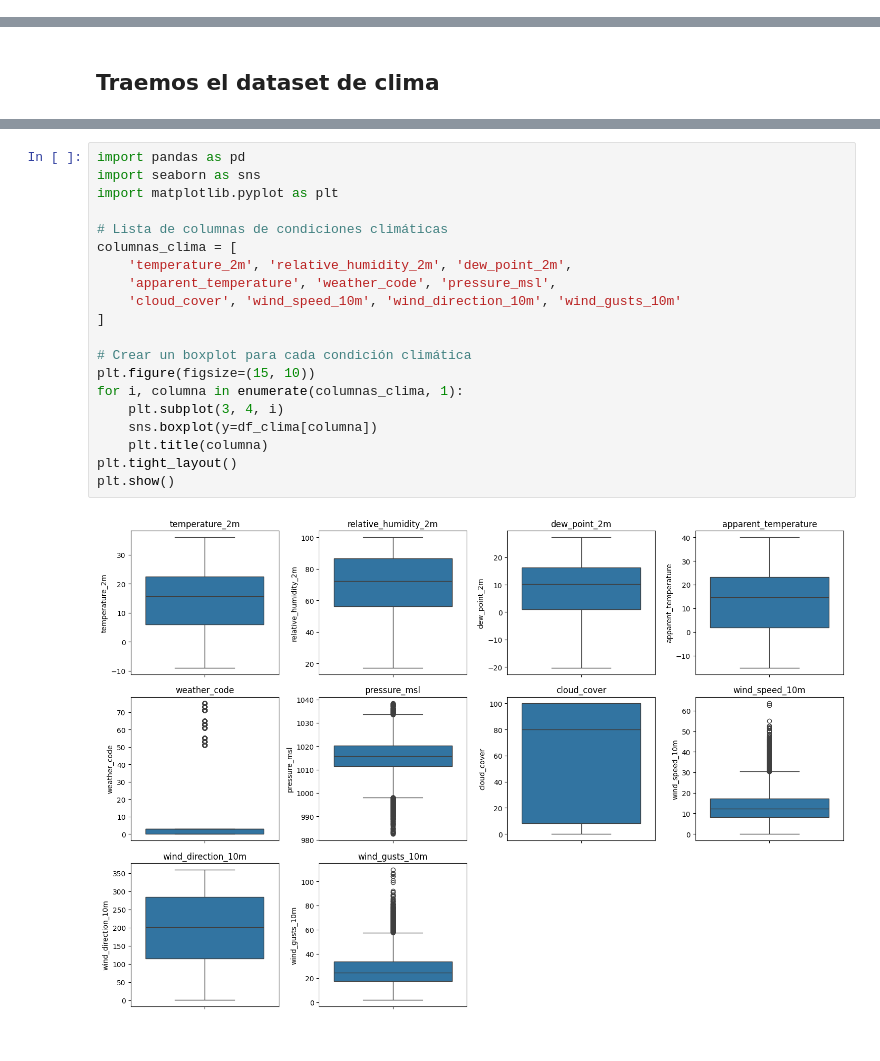
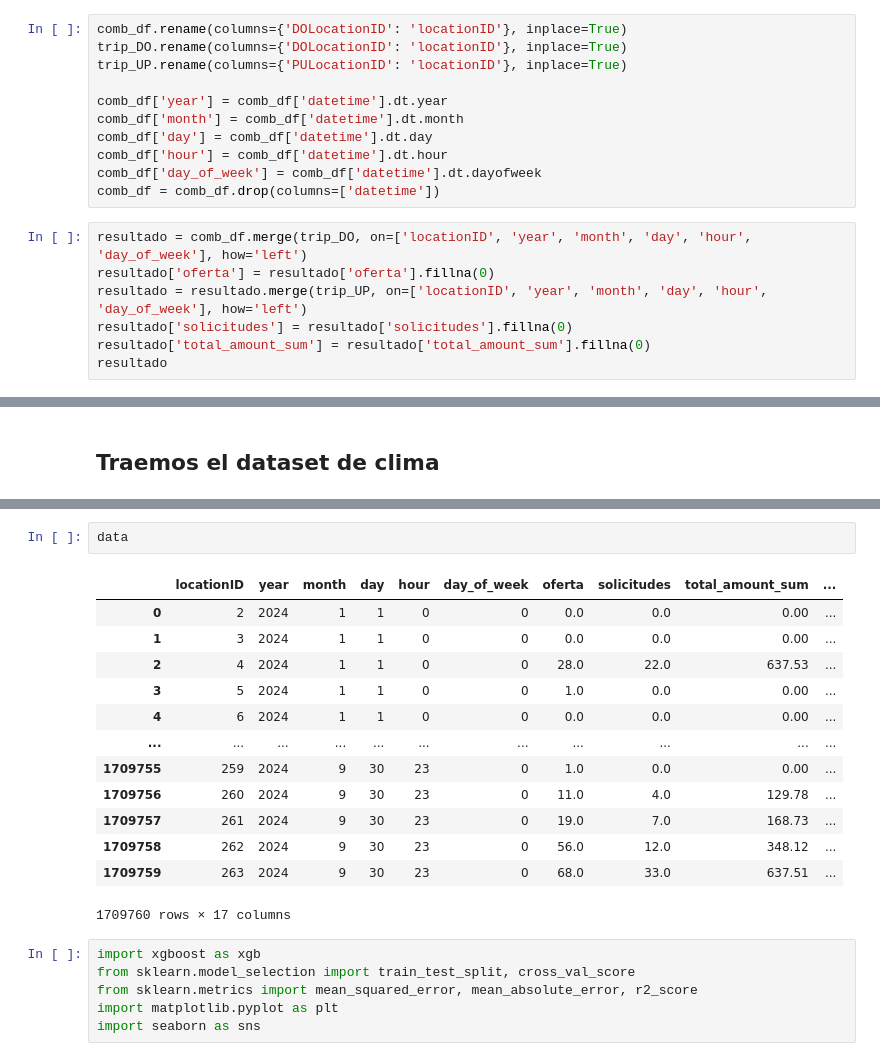
Before and after one commit to lmunozm1702/taxi_electrico_nyc, a Jupyter notebook: ML/LOCAL/Preprocessing.ipynb, the cells around one changed output, grey strips where cells are left out. Saved outputs shown, nothing was run; the diff lists cells and outputs as text.

```diff
--- a/ML/LOCAL/Preprocessing.ipynb
+++ b/ML/LOCAL/Preprocessing.ipynb
@@ -359,0 +506,18 @@ trip_data = trip_data.merge(zonas[['LocationID', 'Borough']], on='LocationID', h
+# %%
+comb_df.rename(columns={'DOLocationID': 'locationID'}, inplace=True)
+trip_DO.rename(columns={'DOLocationID': 'locationID'}, inplace=True)
+trip_UP.rename(columns={'PULocationID': 'locationID'}, inplace=True)
+
+comb_df['year'] = comb_df['datetime'].dt.year
+comb_df['month'] = comb_df['datetime'].dt.month
+comb_df['day'] = comb_df['datetime'].dt.day
+comb_df['hour'] = comb_df['datetime'].dt.hour
+comb_df['day_of_week'] = comb_df['datetime'].dt.dayofweek
+comb_df = comb_df.drop(columns=['datetime'])
+# %%
+resultado = comb_df.merge(trip_DO, on=['locationID', 'year', 'month', 'day', 'hour', 'day_of_week'], how='left')
+resultado['oferta'] = resultado['oferta'].fillna(0)
+resultado = resultado.merge(trip_UP, on=['locationID', 'year', 'month', 'day', 'hour', 'day_of_week'], how='left')
+resultado['solicitudes'] = resultado['solicitudes'].fillna(0)
+resultado['total_amount_sum'] = resultado['total_amount_sum'].fillna(0)
+resultado
@@ -460,22 +639,22 @@ memory usage: 90.8+ MB
-# %%
-import pandas as pd
-import seaborn as sns
-import matplotlib.pyplot as plt
-
-# Lista de columnas de condiciones climáticas
-columnas_clima = [
-    'temperature_2m', 'relative_humidity_2m', 'dew_point_2m',
-    'apparent_temperature', 'weather_code', 'pressure_msl',
-    'cloud_cover', 'wind_speed_10m', 'wind_direction_10m', 'wind_gusts_10m'
-]
-
-# Crear un boxplot para cada condición climática
-plt.figure(figsize=(15, 10))
-for i, columna in enumerate(columnas_clima, 1):
-    plt.subplot(3, 4, i)
-    sns.boxplot(y=df_clima[columna])
-    plt.title(columna)
-plt.tight_layout()
-plt.show()
-# %% [output]
-[figure, removed]
+# %%
+data
+# %% [output]
+|  | locationID | year | month | day | hour | day_of_week | oferta | solicitudes | total_amount_sum | ... |
+| 0 | 2 | 2024 | 1 | 1 | 0 | 0 | 0.0 | 0.0 | 0.00 | ... |
+| 1 | 3 | 2024 | 1 | 1 | 0 | 0 | 0.0 | 0.0 | 0.00 | ... |
+| 2 | 4 | 2024 | 1 | 1 | 0 | 0 | 28.0 | 22.0 | 637.53 | ... |
+| 3 | 5 | 2024 | 1 | 1 | 0 | 0 | 1.0 | 0.0 | 0.00 | ... |
+| 4 | 6 | 2024 | 1 | 1 | 0 | 0 | 0.0 | 0.0 | 0.00 | ... |
+| ... | ... | ... | ... | ... | ... | ... | ... | ... | ... | ... |
+| 1709755 | 259 | 2024 | 9 | 30 | 23 | 0 | 1.0 | 0.0 | 0.00 | ... |
+| 1709756 | 260 | 2024 | 9 | 30 | 23 | 0 | 11.0 | 4.0 | 129.78 | ... |
+| 1709757 | 261 | 2024 | 9 | 30 | 23 | 0 | 19.0 | 7.0 | 168.73 | ... |
+| 1709758 | 262 | 2024 | 9 | 30 | 23 | 0 | 56.0 | 12.0 | 348.12 | ... |
+| 1709759 | 263 | 2024 | 9 | 30 | 23 | 0 | 68.0 | 33.0 | 637.51 | ... |
+1709760 rows × 17 columns
+# %%
+import xgboost as xgb
+from sklearn.model_selection import train_test_split, cross_val_score
+from sklearn.metrics import mean_squared_error, mean_absolute_error, r2_score
+import matplotlib.pyplot as plt
+import seaborn as sns
```
Also changed, not shown: parts of 34 cells of this notebook, 16 other files.
